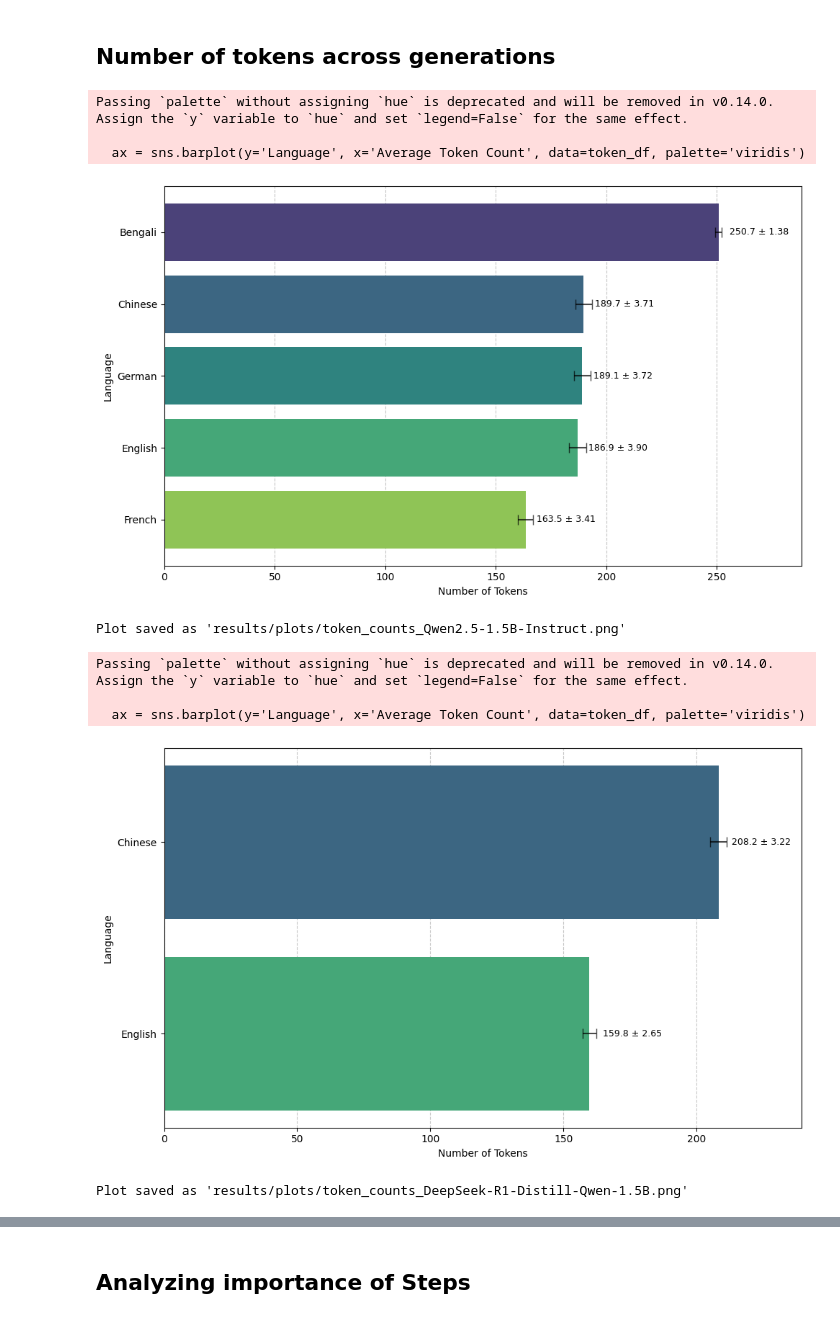
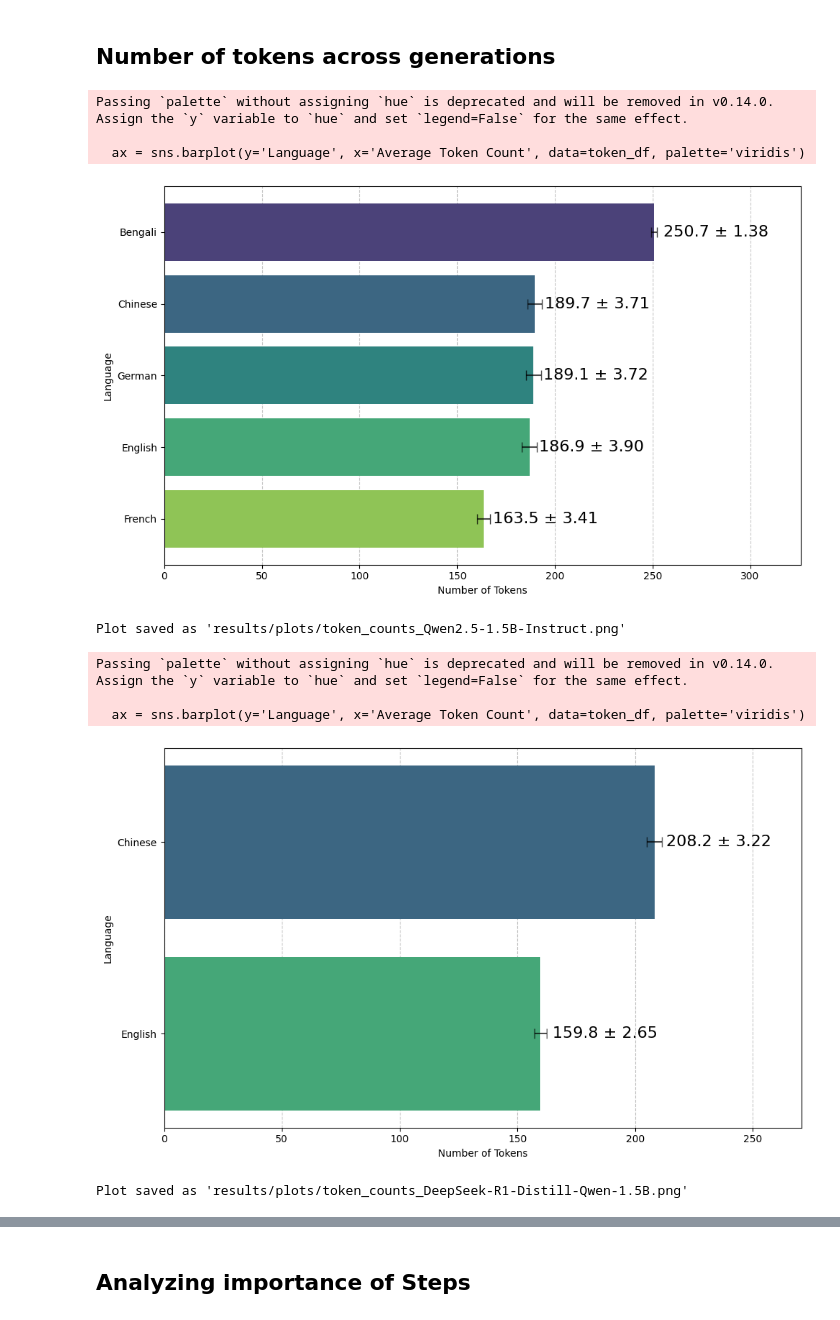
Before and after one commit to Jazhyc/IKNLP-Attribution, a Jupyter notebook: notebooks/analysis.ipynb, the cells around one changed output, grey strips where cells are left out. Saved outputs shown, nothing was run; the diff lists cells and outputs as text; code cells hidden in the pictures.

Commit message:
Updated figures

```diff
--- a/notebooks/analysis.ipynb
+++ b/notebooks/analysis.ipynb
@@ -302,36 +305,36 @@ def plot_token_counts(model_name, languages=None, save_dir='results/plots/', plo
 
     # Add error bars showing standard error
     for i, row in token_df.iterrows():
         plt.errorbar(row['Average Token Count'], i, xerr=row['Std Error'],
                      fmt='none', color='black', capsize=5, alpha=0.7)
 
     # Add value labels placed at end of bars to avoid overlap
     for i, row in token_df.iterrows():
         # Place label at the end of the bar
         ax.text(row['Average Token Count'] + 5, i,
                 f"{row['Average Token Count']:.1f} ± {row['Std Error']:.2f}",
-                va='center', ha='left', fontsize=9, color='black')
+                va='center', ha='left', fontsize=16, color='black')
 
     # Customize plot
     # plt.title(f'Average Token Count by Language for {model_name} (COT Responses)')
     plt.xlabel('Number of Tokens')
-    plt.xlim(0, token_df['Average Token Count'].max() * 1.15)  # Add extra space for labels
+    plt.xlim(0, token_df['Average Token Count'].max() * 1.3)  # Add extra space for labels
     plt.tight_layout()
 
     # Ensure grid is behind bars
     ax.set_axisbelow(True)
 
     # Save and show
     plt.savefig(plot_path, dpi=300)
     plt.show()
     print(f"Plot saved as '{plot_path}'")
 
 plot_token_counts("Qwen2.5-1.5B-Instruct")
 # %% [output]
 Passing `palette` without assigning `hue` is deprecated and will be removed in v0.14.0. Assign the `y` variable to `hue` and set `legend=False` for the same effect.
 
   ax = sns.barplot(y='Language', x='Average Token Count', data=token_df, palette='viridis')
-[figure, old version]
+[figure, new version]
 Plot saved as 'results/plots/token_counts_Qwen2.5-1.5B-Instruct.png'
 # %%
 plot_token_counts(qwen_reasoning, languages=['en', 'zh'])
@@ -339,7 +342,7 @@ plot_token_counts(qwen_reasoning, languages=['en', 'zh'])
 Passing `palette` without assigning `hue` is deprecated and will be removed in v0.14.0. Assign the `y` variable to `hue` and set `legend=False` for the same effect.
 
   ax = sns.barplot(y='Language', x='Average Token Count', data=token_df, palette='viridis')
-[figure, old version]
+[figure, new version]
 Plot saved as 'results/plots/token_counts_DeepSeek-R1-Distill-Qwen-1.5B.png'
 # %%
 def plot_reasoning_steps(model_name, languages=None, save_dir='results/plots/', plot_filename=None):
```
Also changed, not shown: parts of 16 cells of this notebook, 12 other files.
